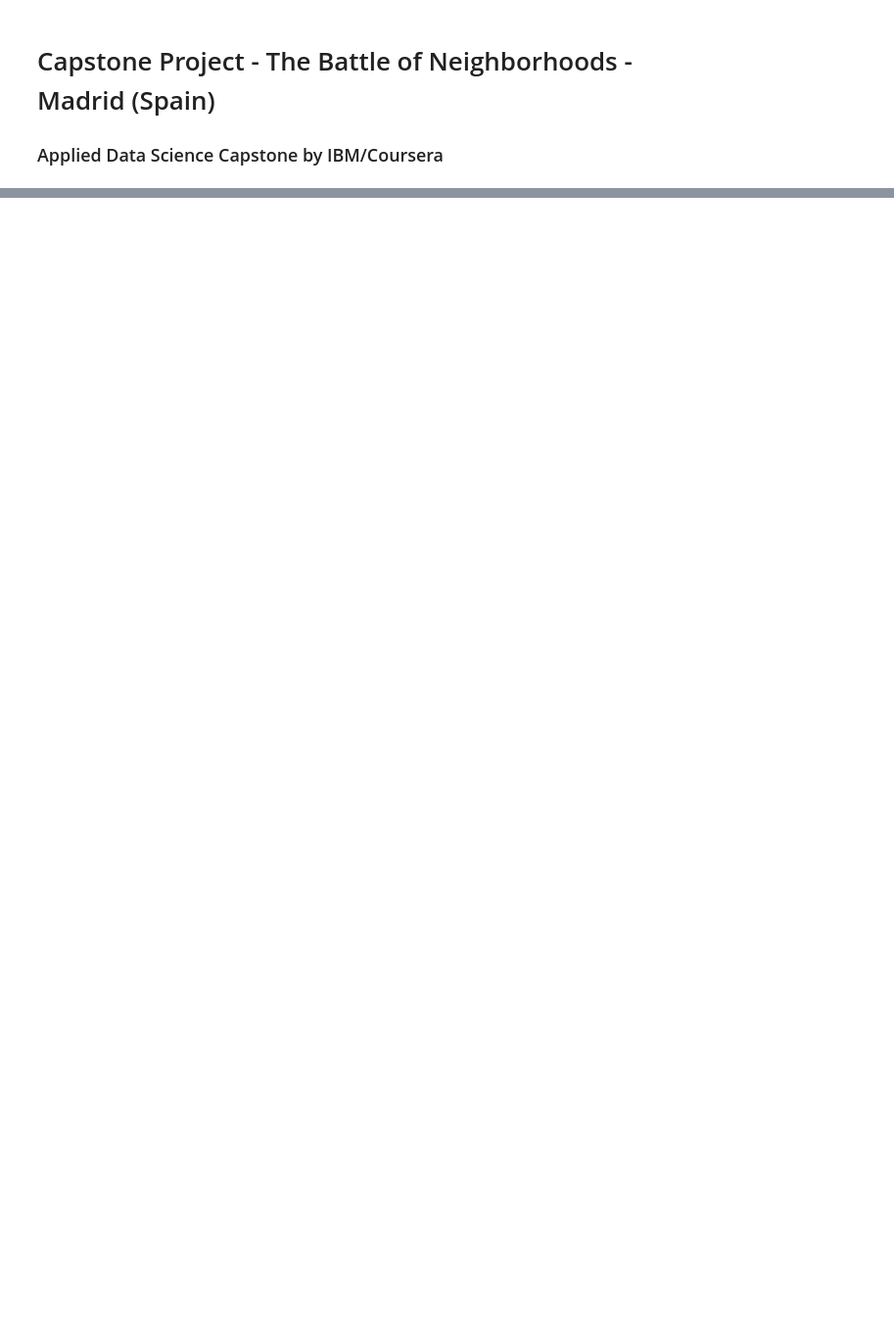
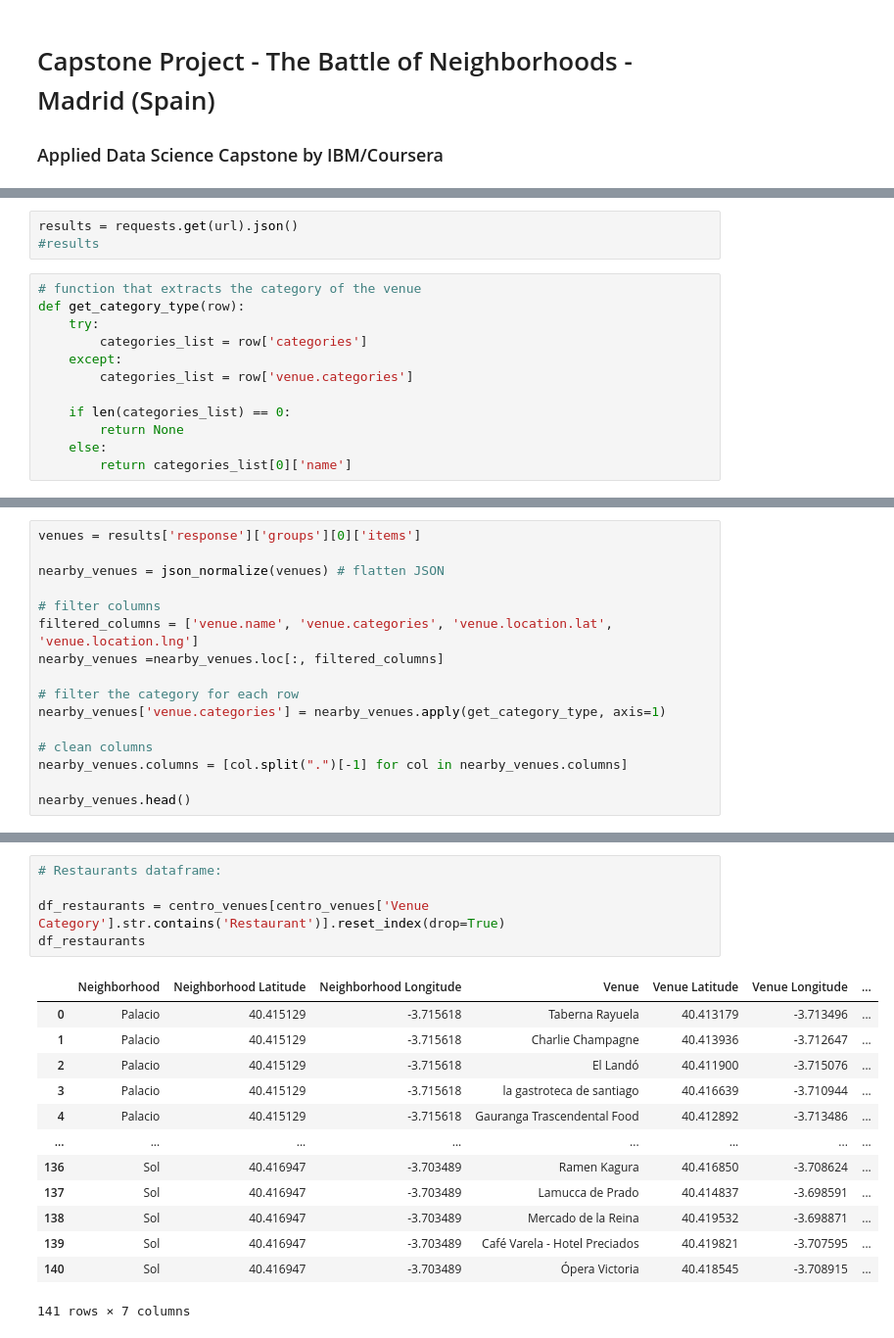
Before and after one commit to Alicia-mtz/Coursera_Capstone, a Jupyter notebook: The Battle of Neighborhoods.ipynb, the cells around one changed output, grey strips where cells are left out. Shown at 98% size. Saved outputs shown, nothing was run; the diff lists cells and outputs as text; blank space fills up the shorter version.

```diff
--- a/The Battle of Neighborhoods.ipynb
+++ b/The Battle of Neighborhoods.ipynb
@@ -28,0 +296,15 @@ Taking all this information into account, advantages of each area will be explai
+# %%
+results = requests.get(url).json()
+#results
+# %%
+# function that extracts the category of the venue
+def get_category_type(row):
+    try:
+        categories_list = row['categories']
+    except:
+        categories_list = row['venue.categories']
+
+    if len(categories_list) == 0:
+        return None
+    else:
+        return categories_list[0]['name']
@@ -28,0 +313,16 @@ Taking all this information into account, advantages of each area will be explai
+# %%
+venues = results['response']['groups'][0]['items']
+
+nearby_venues = json_normalize(venues) # flatten JSON
+
+# filter columns
+filtered_columns = ['venue.name', 'venue.categories', 'venue.location.lat', 'venue.location.lng']
+nearby_venues =nearby_venues.loc[:, filtered_columns]
+
+# filter the category for each row
+nearby_venues['venue.categories'] = nearby_venues.apply(get_category_type, axis=1)
+
+# clean columns
+nearby_venues.columns = [col.split(".")[-1] for col in nearby_venues.columns]
+
+nearby_venues.head()
@@ -28,0 +434,19 @@ Taking all this information into account, advantages of each area will be explai
+# %%
+# Restaurants dataframe:
+
+df_restaurants = centro_venues[centro_venues['Venue Category'].str.contains('Restaurant')].reset_index(drop=True)
+df_restaurants
+# %% [output]
+|  | Neighborhood | Neighborhood Latitude | Neighborhood Longitude | Venue | Venue Latitude | Venue Longitude | ... |
+| 0 | Palacio | 40.415129 | -3.715618 | Taberna Rayuela | 40.413179 | -3.713496 | ... |
+| 1 | Palacio | 40.415129 | -3.715618 | Charlie Champagne | 40.413936 | -3.712647 | ... |
+| 2 | Palacio | 40.415129 | -3.715618 | El Landó | 40.411900 | -3.715076 | ... |
+| 3 | Palacio | 40.415129 | -3.715618 | la gastroteca de santiago | 40.416639 | -3.710944 | ... |
+| 4 | Palacio | 40.415129 | -3.715618 | Gauranga Trascendental Food | 40.412892 | -3.713486 | ... |
+| ... | ... | ... | ... | ... | ... | ... | ... |
+| 136 | Sol | 40.416947 | -3.703489 | Ramen Kagura | 40.416850 | -3.708624 | ... |
+| 137 | Sol | 40.416947 | -3.703489 | Lamucca de Prado | 40.414837 | -3.698591 | ... |
+| 138 | Sol | 40.416947 | -3.703489 | Mercado de la Reina | 40.419532 | -3.698871 | ... |
+| 139 | Sol | 40.416947 | -3.703489 | Café Varela - Hotel Preciados | 40.419821 | -3.707595 | ... |
+| 140 | Sol | 40.416947 | -3.703489 | Ópera Victoria | 40.418545 | -3.708915 | ... |
+141 rows × 7 columns
```
Also changed, not shown: parts of 95 cells of this notebook.
